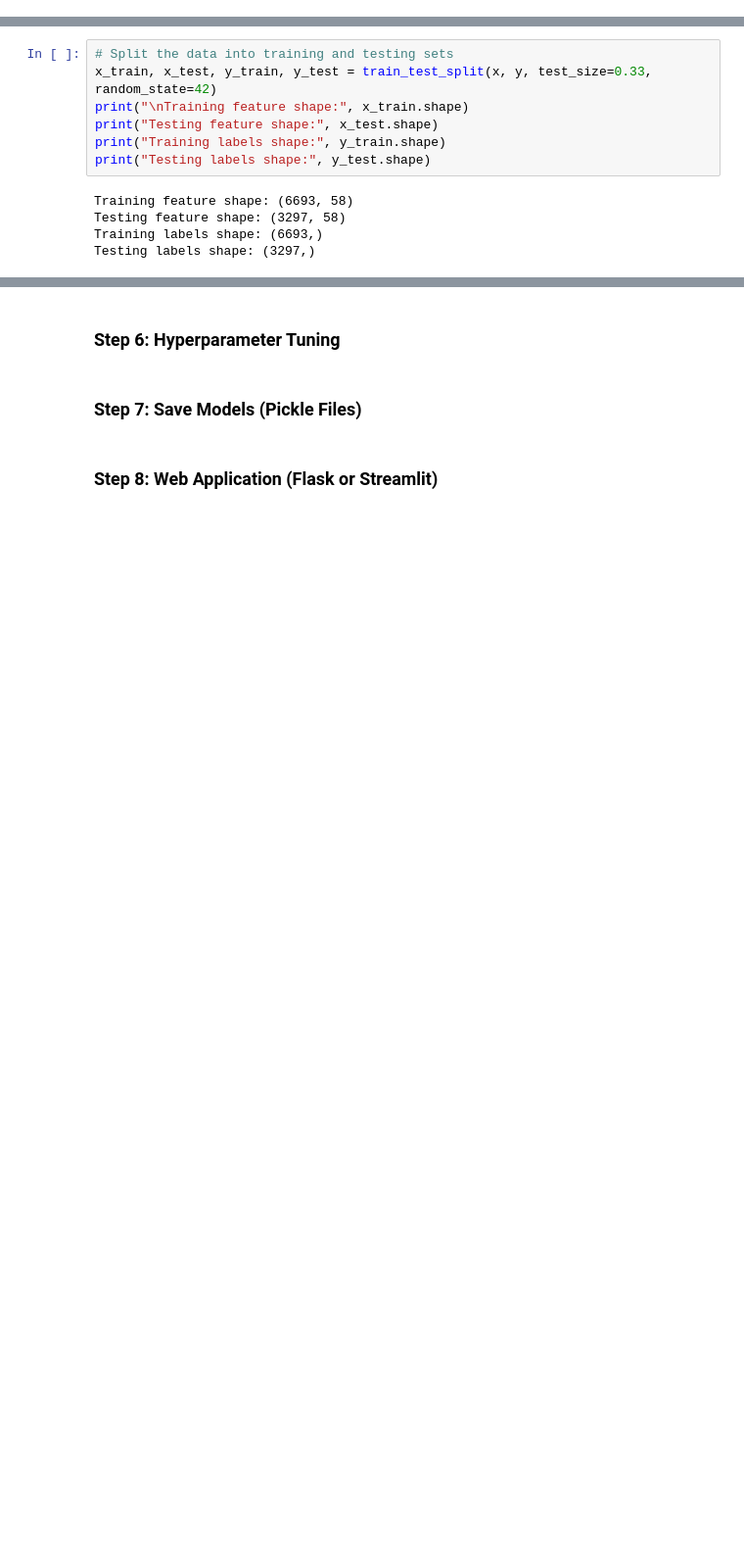
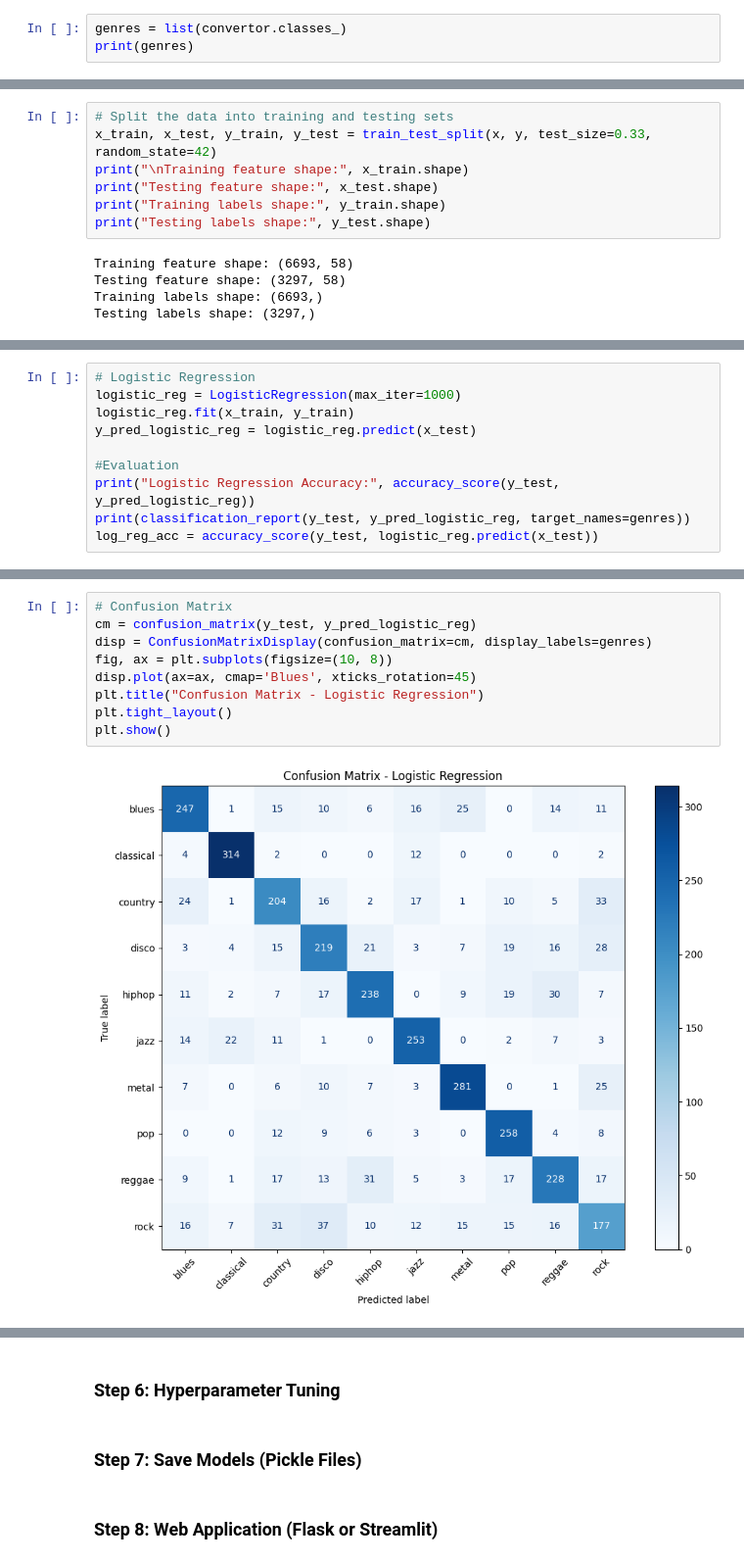
Before and after one commit to Dgonzalez929/nn_deep_learning, a Jupyter notebook: final_project_GTZAN_DL3104.ipynb, the cells around one changed output, grey strips where cells are left out. Shown: that part at 98% size. Drawn from its saved outputs; the diff is of its cells as text; blank space fills up the shorter version.

```diff
--- a/final_project_GTZAN_DL3104.ipynb
+++ b/final_project_GTZAN_DL3104.ipynb
@@ -288,3 +296,6 @@ y = convertor.fit_transform(labels)
 y
 # %% [output]
 array([0, 0, 0, ..., 9, 9, 9])
+# %%
+genres = list(convertor.classes_)
+print(genres)
@@ -335,0 +349,10 @@ Testing labels shape: (3297,)
+# %%
+# Logistic Regression
+logistic_reg = LogisticRegression(max_iter=1000)
+logistic_reg.fit(x_train, y_train)
+y_pred_logistic_reg = logistic_reg.predict(x_test)
+
+#Evaluation
+print("Logistic Regression Accuracy:", accuracy_score(y_test, y_pred_logistic_reg))
+print(classification_report(y_test, y_pred_logistic_reg, target_names=genres))
+log_reg_acc = accuracy_score(y_test, logistic_reg.predict(x_test))
@@ -335,0 +377,11 @@ Testing labels shape: (3297,)
+# %%
+# Confusion Matrix
+cm = confusion_matrix(y_test, y_pred_logistic_reg)
+disp = ConfusionMatrixDisplay(confusion_matrix=cm, display_labels=genres)
+fig, ax = plt.subplots(figsize=(10, 8))
+disp.plot(ax=ax, cmap='Blues', xticks_rotation=45)
+plt.title("Confusion Matrix - Logistic Regression")
+plt.tight_layout()
+plt.show()
+# %% [output]
+[figure, added]
```
Also changed, not shown: parts of 10 cells of this notebook, 1 other file.
